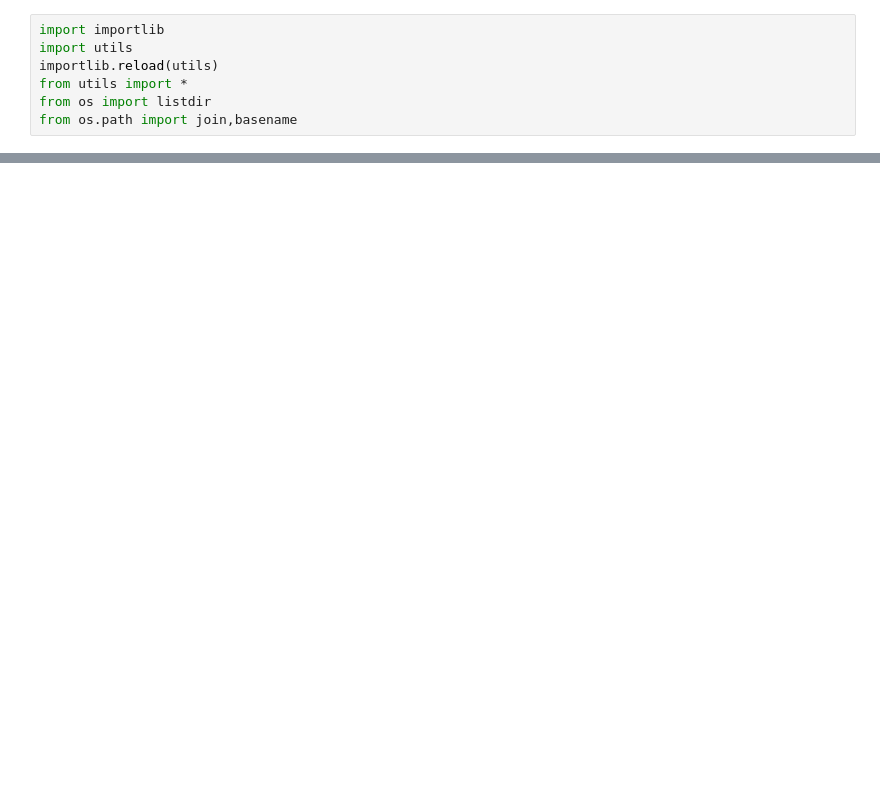
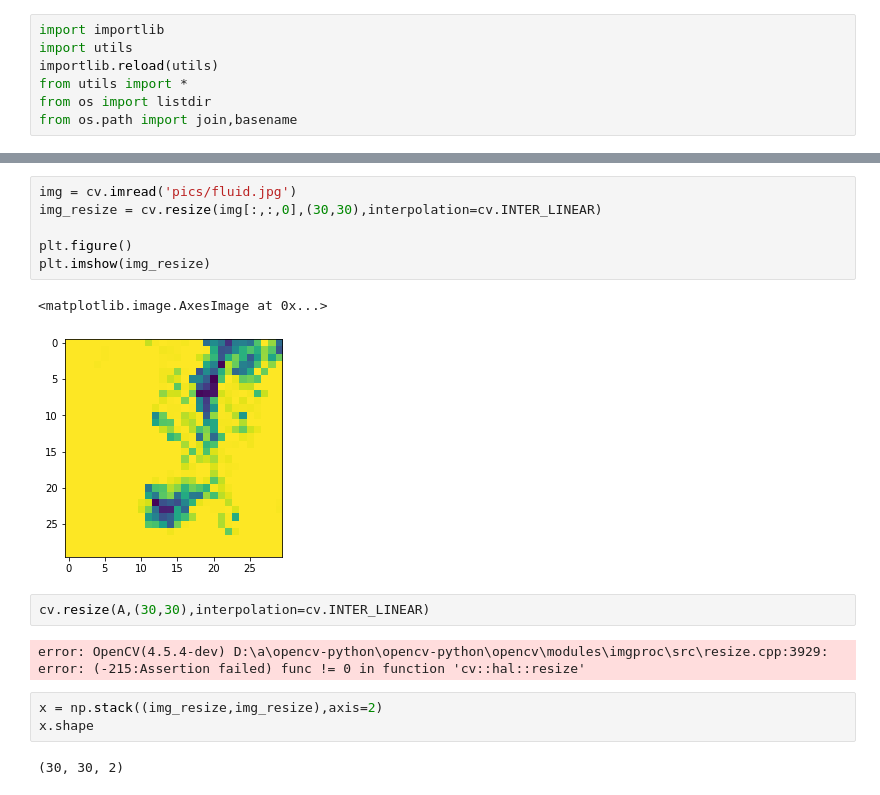
Before and after one commit to pakhuiying/optical_flow_fluid, a Jupyter notebook: Horn_Schunck.ipynb, the cells around one changed output, grey strips where cells are left out. Drawn from its saved outputs; the diff is of its cells as text; blank space fills up the shorter version.

```diff
--- a/Horn_Schunck.ipynb
+++ b/Horn_Schunck.ipynb
@@ -197,0 +647,18 @@ class PARA:
+# %%
+img = cv.imread('pics/fluid.jpg')
+img_resize = cv.resize(img[:,:,0],(30,30),interpolation=cv.INTER_LINEAR)
+
+plt.figure()
+plt.imshow(img_resize)
+# %% [output]
+<matplotlib.image.AxesImage at 0x...>
+[figure, added]
+# %%
+cv.resize(A,(30,30),interpolation=cv.INTER_LINEAR)
+# %% [output]
+error: OpenCV(4.5.4-dev) D:\a\opencv-python\opencv-python\opencv\modules\imgproc\src\resize.cpp:3929: error: (-215:Assertion failed) func != 0 in function 'cv::hal::resize'
+# %%
+x = np.stack((img_resize,img_resize),axis=2)
+x.shape
+# %% [output]
+(30, 30, 2)
```
Also changed, not shown: parts of 87 cells of this notebook, 3 other files.
